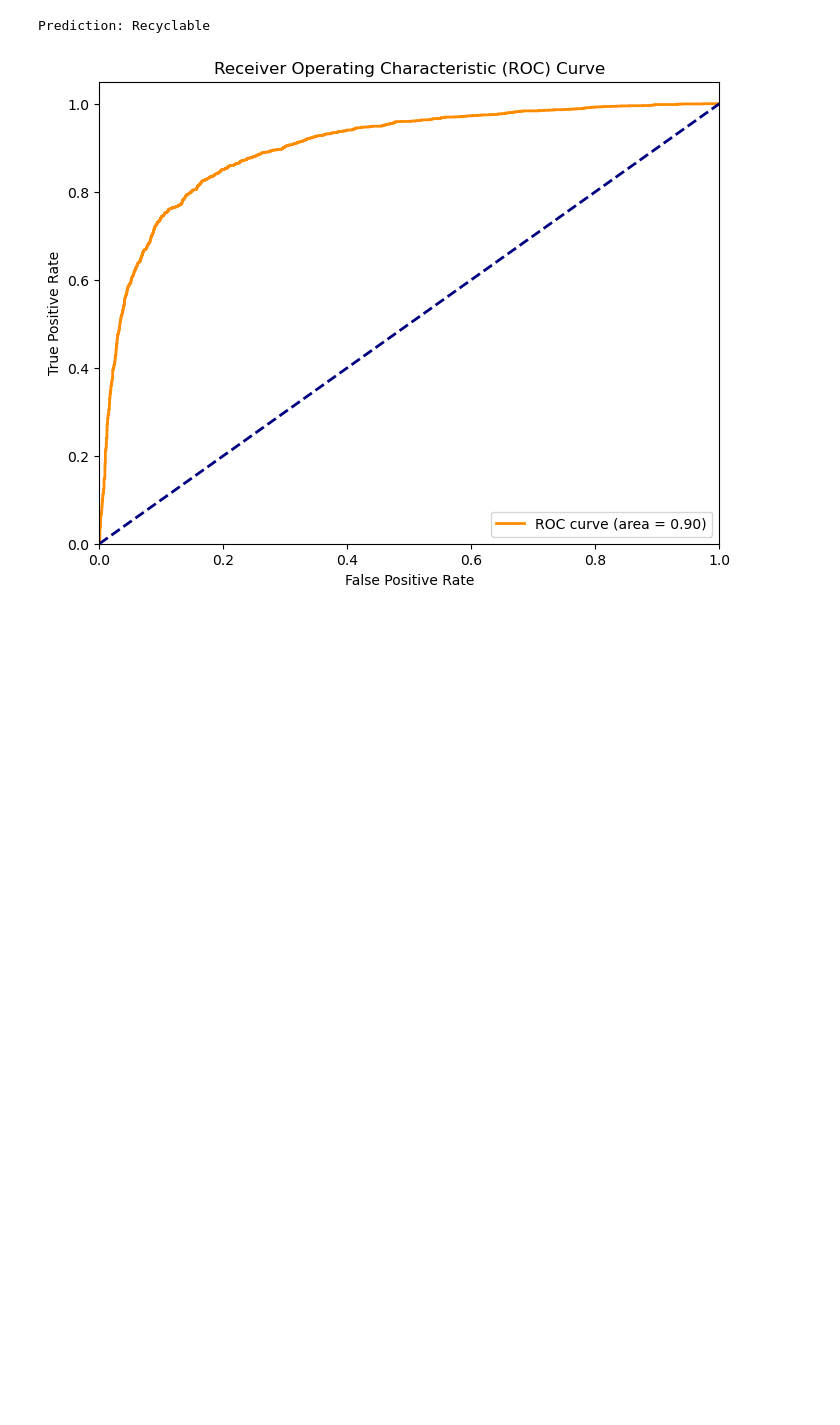
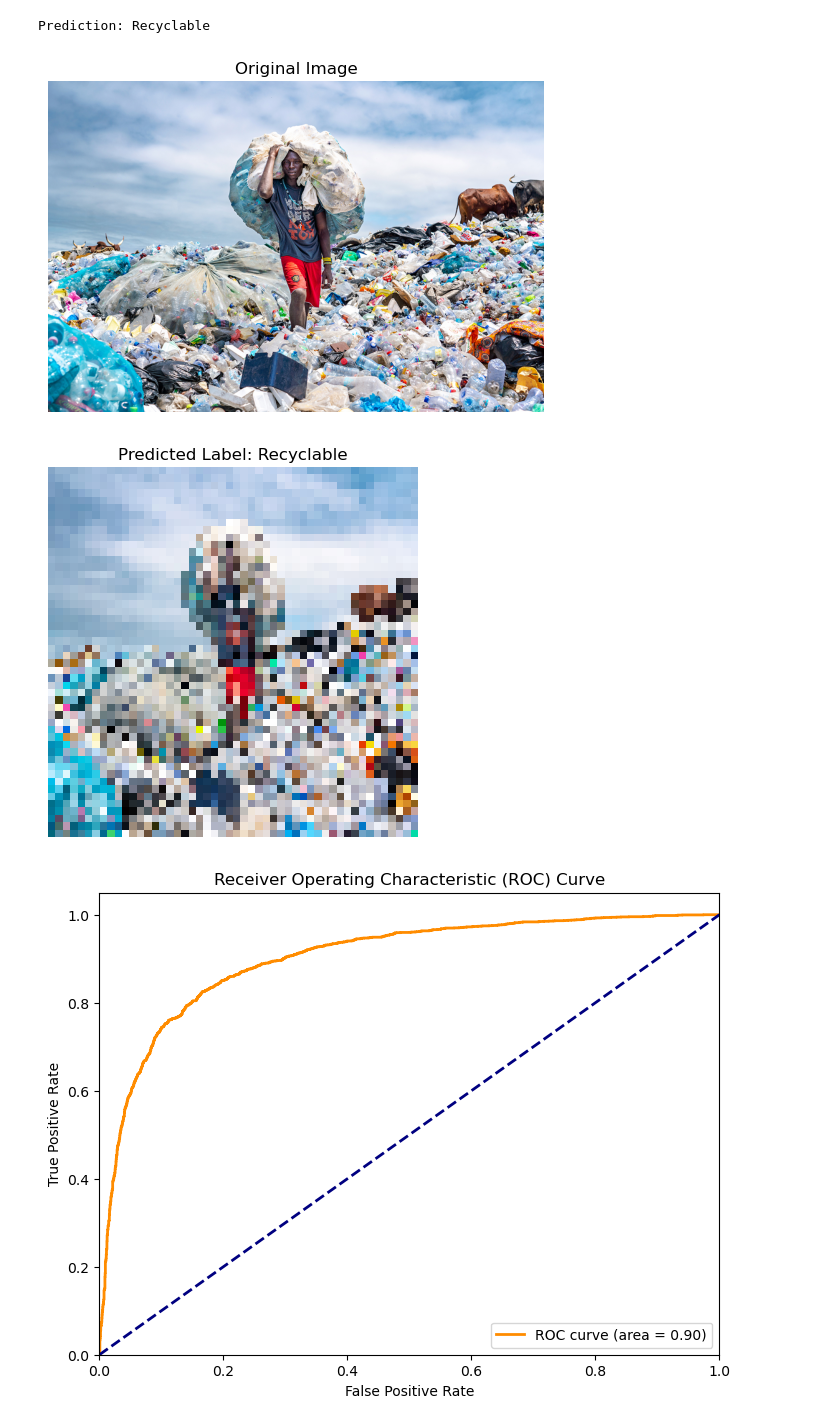
Before and after one commit to mhegde95/Waste-Classification-ML, a Jupyter notebook: Waste_Classification_SVM_PCA.ipynb, the cells around one changed output. Cells and saved outputs as stored; diff of their text form; code cells hidden in the pictures; blank space fills up the shorter version.

Commit message:
Update Waste_Classification_SVM_PCA.ipynb
- Model Prediction to display image as well as classify

```diff
--- a/Waste_Classification_SVM_PCA.ipynb
+++ b/Waste_Classification_SVM_PCA.ipynb
@@ -274,6 +275,61 @@ else:
     print(f" Prediction: Organic")
 # %% [output]
 Prediction: Recyclable
+# %%
+# Model - Prediction
+
+import cv2
+import numpy as np
+import pickle
+import matplotlib.pyplot as plt
+import warnings
+
+# Suppress the warning related to feature names
+warnings.filterwarnings("ignore", category=UserWarning)
+
+# Load the trained model, PCA, and scaler from the pickle file
+model_path = 'SVM_usingPCA.pkl'
+with open(model_path, 'rb') as model_file:
+    model_and_pca = pickle.load(model_file)
+
+svm_model = model_and_pca['model']
+ipca = model_and_pca['pca']
+scaler = model_and_pca['scaler']
+
+# Load the original test image
+test_image = cv2.imread('1.jfif')
+
+# Display the original image
+plt.imshow(cv2.cvtColor(test_image, cv2.COLOR_BGR2RGB))
+plt.title("Original Image")
+plt.axis('off')
+plt.show()
+
+# Resize test image
+resize_width = 50
+resize_height = 50
+
+# Process test image (flatten)
+resized_test_image = cv2.resize(test_image, (resize_width, resize_height))
+flattened_test_image = resized_test_image.flatten()
+
+# Test feature normalization
+scaled_test_image = scaler.transform([flattened_test_image])
+
+# Transform the test image using Incremental PCA
+test_image_pca = ipca.transform(scaled_test_image)
+
+# predict label
+predicted_label = svm_model.predict(test_image_pca)
+
+# Display the resized and processed image
+plt.imshow(cv2.cvtColor(resized_test_image, cv2.COLOR_BGR2RGB))
+plt.title(f"Predicted Label: {'Recyclable' if int(predicted_label[0]) == 1 else 'Organic'}")
+plt.axis('off')
+plt.show()
+# %% [output]
+[figure, added]
+[figure, added]
 # %%
 # ROC - CURVE (Draw TPR VS FPR)
 
```
Also changed, not shown: parts of 2 cells of this notebook.
